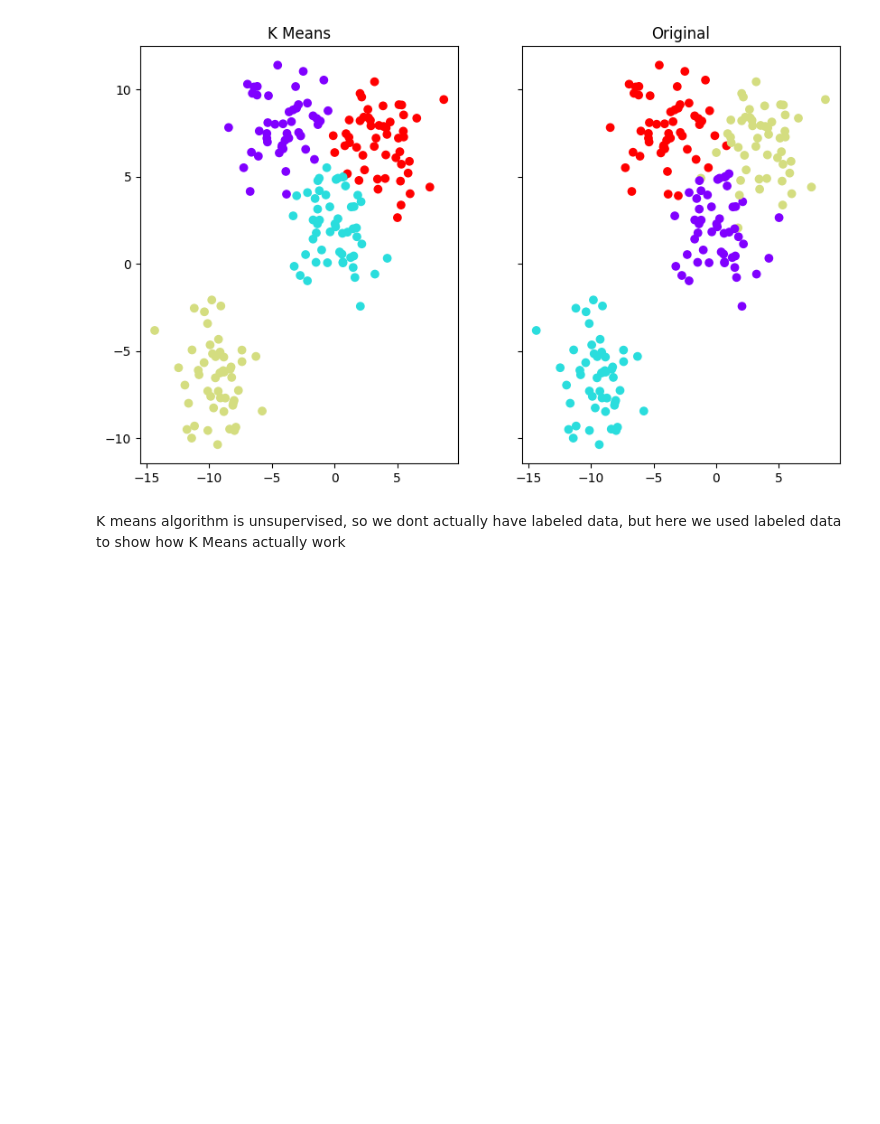
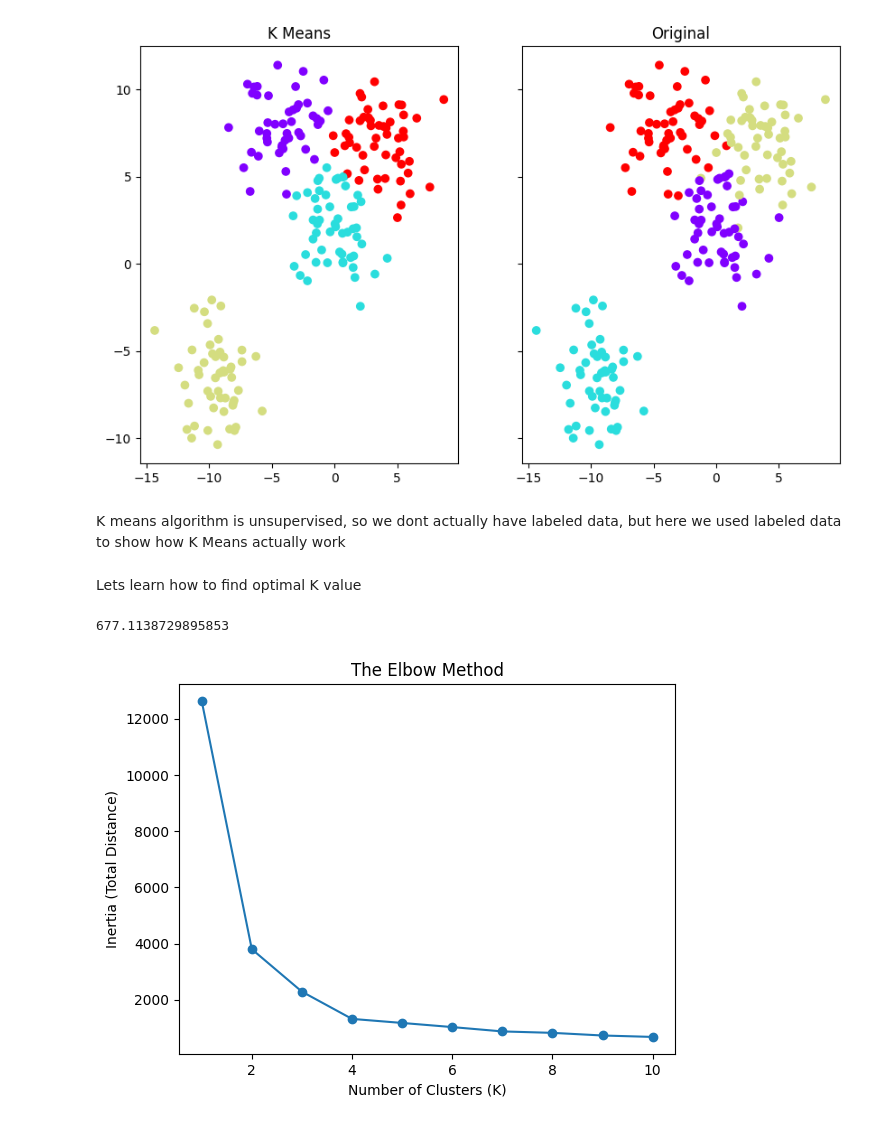
Before and after one commit to Mamun-75/Python-For-Data-Science-and-Machine-Learning, a Jupyter notebook: KMeans_Clustering_Implementation using artificial data.ipynb, the cells around one changed output. Saved outputs shown, nothing was run; the diff lists cells and outputs as text; code cells hidden in the pictures; blank space fills up the shorter version.

```diff
--- a/KMeans_Clustering_Implementation using artificial data.ipynb
+++ b/KMeans_Clustering_Implementation using artificial data.ipynb
@@ -98,3 +98,26 @@ ax2.scatter(data[0][:,0], data[0][:,1], c=data[1], cmap = 'rainbow')
 [figure]
 # %% [markdown]
 K means algorithm is unsupervised, so we dont actually have labeled data, but here we used labeled data to show how K Means actually work
+# %% [markdown]
+Lets learn how to find optimal K value
+# %%
+inertias = []
+# %%
+for i in range(1, 11):
+    kmeans = KMeans(n_clusters=i, random_state=101)
+
+    kmeans.fit(data[0])
+
+    inertias.append(kmeans.inertia_)
+# %%
+kmeans.inertia_
+# %% [output]
+677.1138729895853
+# %%
+plt.plot(range(1, 11), inertias, marker='o')
+plt.title('The Elbow Method')
+plt.xlabel('Number of Clusters (K)')
+plt.ylabel('Inertia (Total Distance)')
+plt.show()
+# %% [output]
+[figure, added]
```
Also changed, not shown: parts of 1 cell of this notebook.
